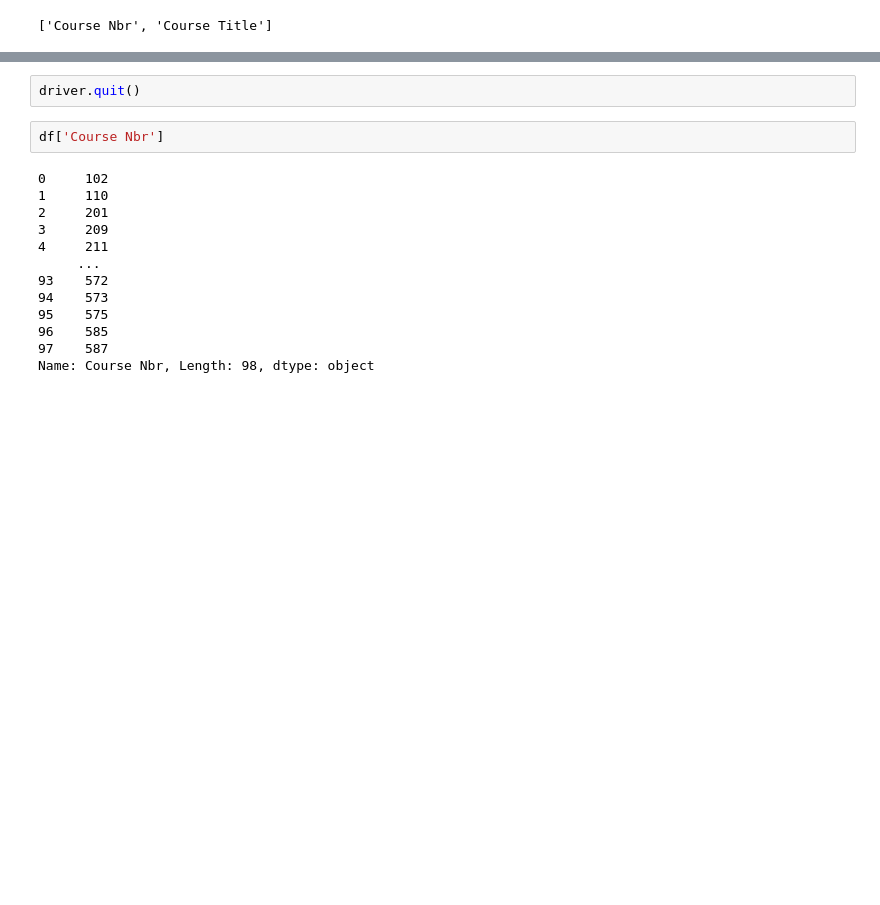
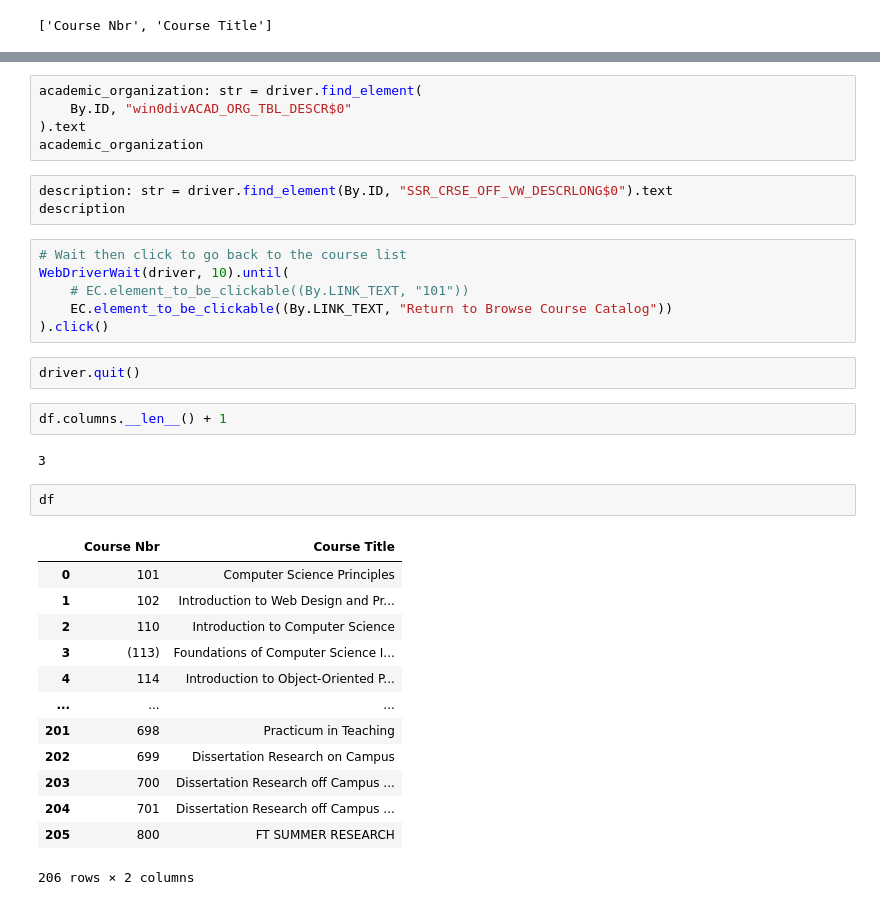
Before and after one commit to AdebayoBraimah/CSE505, a Jupyter notebook: web_data_3a.ipynb, the cells around one changed output, grey strips where cells are left out. Cells and saved outputs as stored; diff of their text form; blank space fills up the shorter version.

```diff
--- a/web_data_3a.ipynb
+++ b/web_data_3a.ipynb
@@ -105,17 +187,36 @@ df
+# %%
+academic_organization: str = driver.find_element(
+    By.ID, "win0divACAD_ORG_TBL_DESCR$0"
+).text
+academic_organization
+# %%
+description: str = driver.find_element(By.ID, "SSR_CRSE_OFF_VW_DESCRLONG$0").text
+description
+# %%
+# Wait then click to go back to the course list
+WebDriverWait(driver, 10).until(
+    # EC.element_to_be_clickable((By.LINK_TEXT, "101"))
+    EC.element_to_be_clickable((By.LINK_TEXT, "Return to Browse Course Catalog"))
+).click()
 # %%
 driver.quit()
+# %%
+df.columns.__len__() + 1
+# %% [output]
+3
 # %%
-df['Course Nbr']
+df
 # %% [output]
+|  | Course Nbr | Course Title |
+| 0 | 101 | Computer Science Principles |
+| 1 | 102 | Introduction to Web Design and Pr... |
+| 2 | 110 | Introduction to Computer Science |
+| 3 | (113) | Foundations of Computer Science I... |
+| 4 | 114 | Introduction to Object-Oriented P... |
+| ... | ... | ... |
+| 201 | 698 | Practicum in Teaching |
+| 202 | 699 | Dissertation Research on Campus |
+| 203 | 700 | Dissertation Research off Campus ... |
+| 204 | 701 | Dissertation Research off Campus ... |
+| 205 | 800 | FT SUMMER RESEARCH |
-0     102
-1     110
-2     201
-3     209
-4     211
-     ...
-93    572
-94    573
-95    575
-96    585
-97    587
-Name: Course Nbr, Length: 98, dtype: object
+206 rows × 2 columns
```
Also changed, not shown: parts of 28 cells of this notebook, 2 other files.
